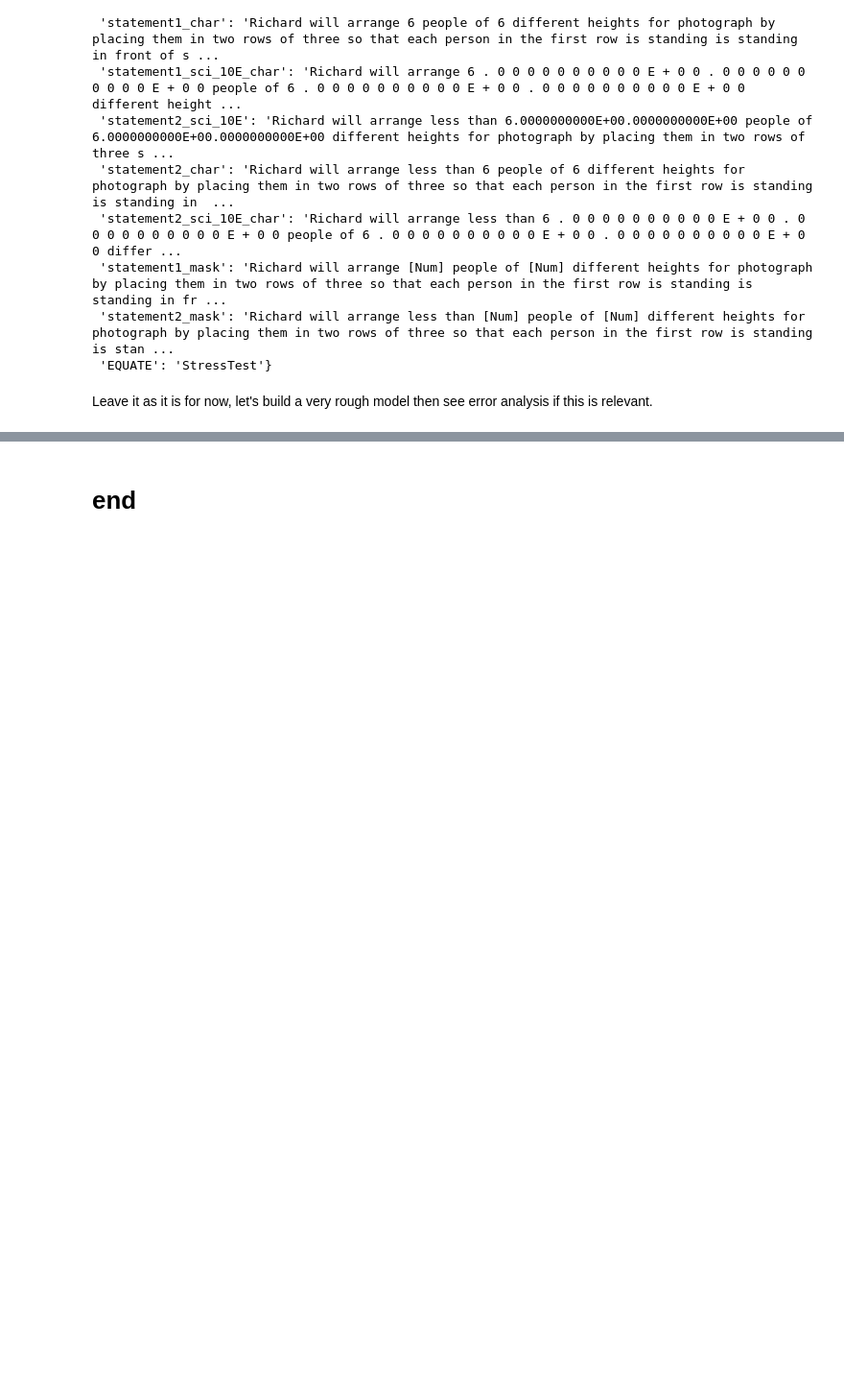
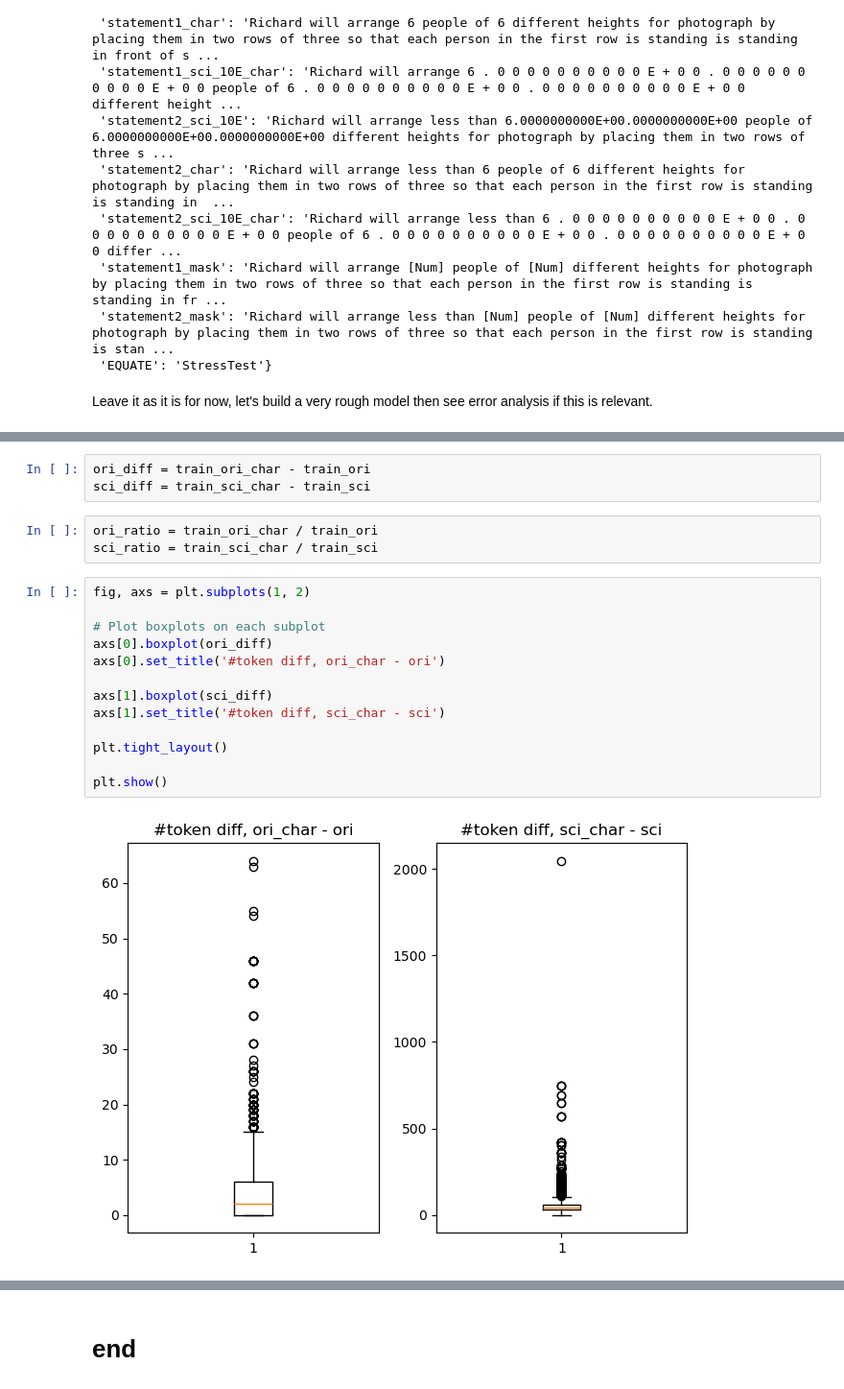
Before and after one commit to RuilinYang-beta/anlp_qnli, a Jupyter notebook: data_analysis/very_rough_data_analysis.ipynb, the cells around one changed output, grey strips where cells are left out. Shown at 96% size. Drawn from its saved outputs; the diff is of its cells as text; blank space fills up the shorter version.

```diff
--- a/data_analysis/very_rough_data_analysis.ipynb
+++ b/data_analysis/very_rough_data_analysis.ipynb
@@ -405,0 +460,21 @@ Leave it as it is for now, let's build a very rough model then see error analysi
+# %%
+ori_diff = train_ori_char - train_ori
+sci_diff = train_sci_char - train_sci
+# %%
+ori_ratio = train_ori_char / train_ori
+sci_ratio = train_sci_char / train_sci
+# %%
+fig, axs = plt.subplots(1, 2)
+
+# Plot boxplots on each subplot
+axs[0].boxplot(ori_diff)
+axs[0].set_title('#token diff, ori_char - ori')
+
+axs[1].boxplot(sci_diff)
+axs[1].set_title('#token diff, sci_char - sci')
+
+plt.tight_layout()
+
+plt.show()
+# %% [output]
+[figure, added]
```
Also changed, not shown: parts of 18 cells of this notebook, 20 other files.
